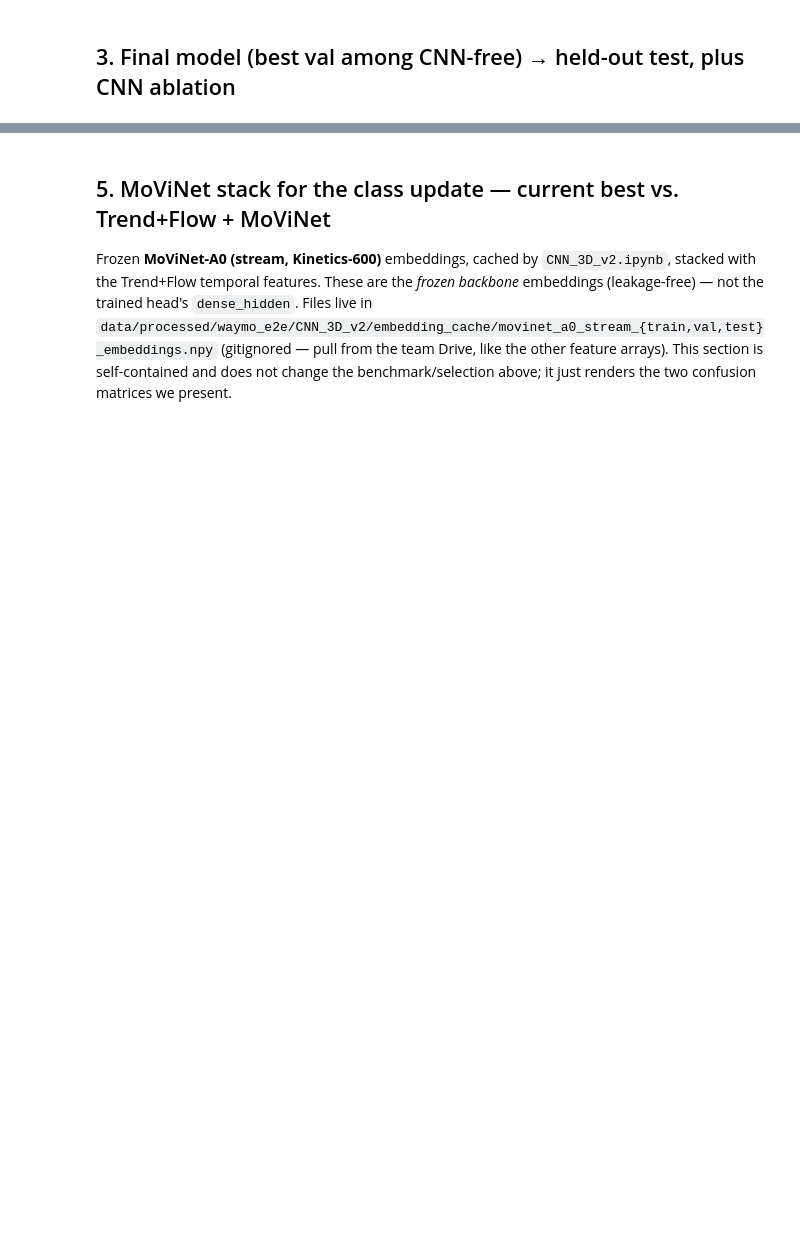
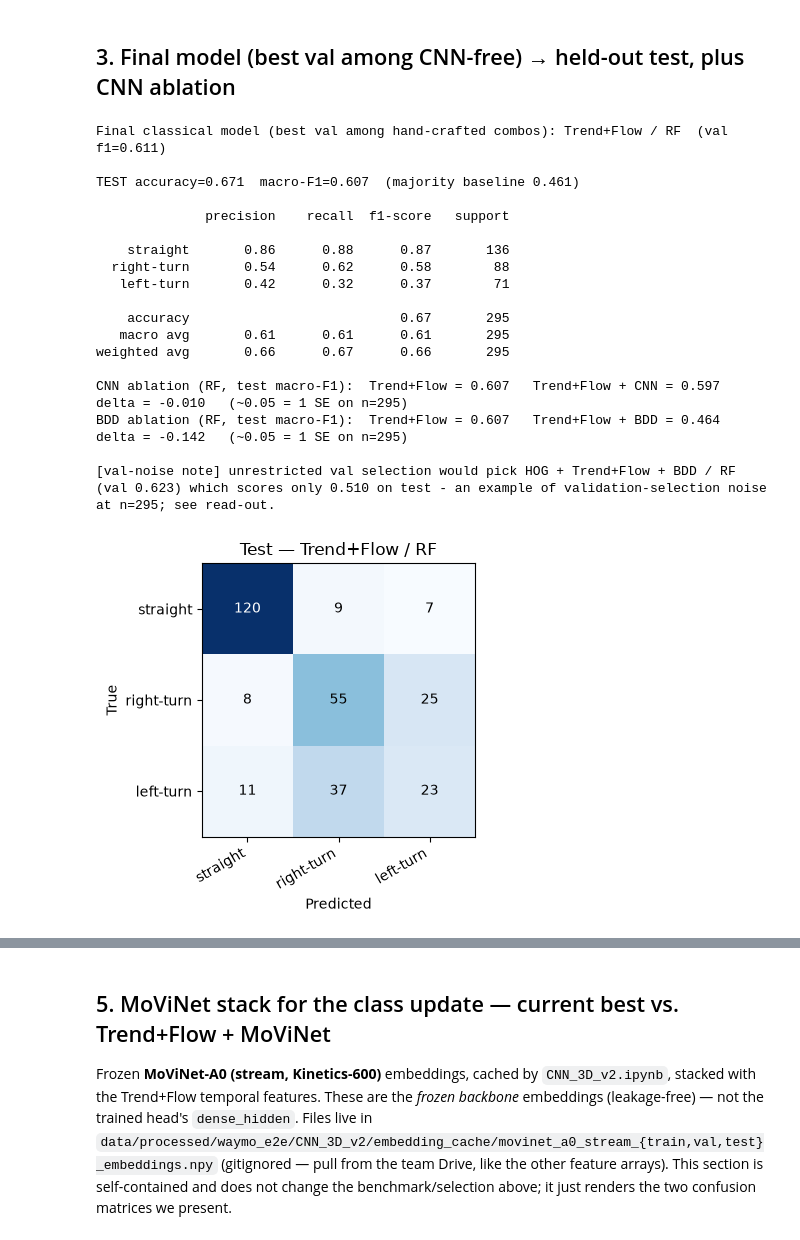
Before and after one commit to dawsofd/waymo-maneuver-prediction, a Jupyter notebook: notebooks/benchmark_pooled_3class.ipynb, the cells around one changed output, grey strips where cells are left out. Cells and saved outputs as stored; diff of their text form; code cells hidden in the pictures; blank space fills up the shorter version.

Commit message:
Final pooled benchmark: classical selection + frozen-embedding ablations (BDD hurts, -0.14 F1), MoViNet stack 0.746/0.693 confirmed, slide figures + README refresh

```diff
--- a/notebooks/benchmark_pooled_3class.ipynb
+++ b/notebooks/benchmark_pooled_3class.ipynb
@@ -74,6 +77,7 @@ SOURCES = {
     'Road_v2':    ('road_v2_3class.npy',         'seq_ids_3class.npy',             'road_v2_val.npy',            'seq_ids_val.npy'),
     'VehicleOcc': ('vehicle_occupancy_3class.npy','seq_ids_3class.npy',            'vehicle_occupancy_val.npy',  'seq_ids_val.npy'),
     'Trend+Flow': ('framediff_v2_3class.npy',    'framediff_v2_3class_seq_ids.npy','framediff_v2_val.npy',       'seq_ids_val.npy'),
+    'BDD':        ('bdd100k_resnet50_scene_3class.npy', 'bdd100k_resnet50_scene_3class_seq_ids.npy', 'bdd100k_resnet50_scene_val_3class.npy', 'bdd100k_resnet50_scene_val_3class_seq_ids.npy'),
 }
 
 FAM = {}
@@ -137,6 +154,11 @@ combos += [c for c in [
     ['HOG','Trend+Flow'],
     ['HOG','HSV','YOLO','Road_v2','VehicleOcc','Trend+Flow'],           # all classical
 ] if has(*c)]
+if 'BDD' in FAM:   # frozen BDD100K ResNet-50 scene embedding (leakage-clean, like MoViNet)
+    combos += [c for c in [
+        ['Trend+Flow','BDD'],
+        ['HOG','Trend+Flow','BDD'],
+    ] if has(*c)]
 if 'CNN' in FAM:   # ['CNN'] alone is already in the per-family loop above — don't re-add it
     combos += [c for c in [
         ['Trend+Flow','CNN'],
@@ -159,47 +199,86 @@ print(show.to_string(index=False,
 # %% [markdown]
 ## 3. Final model (best val among CNN-free) → held-out test, plus CNN ablation
 # %%
-# The CNN used the val fold for early stopping/tuning, so val is not a fair basis for judging
-# CNN combos. Select the FINAL model by val among CNN-FREE combos; treat CNN as an ablation.
-def has_cnn(cmb): return 'CNN' in cmb
+# Selection protocol: the FINAL classical model is chosen by val macro-F1 among HAND-CRAFTED
+# (classical) combos only. Frozen pretrained embeddings (BDD, MoViNet) are leakage-clean but are
+# evaluated as ADD-ON ablations to the selected base, and the CNN (val-trained) is ablation-only.
+EXCLUDE_FROM_SELECTION = ('CNN', 'BDD')
+def excluded(cmb): return any(f in cmb for f in EXCLUDE_FROM_SELECTION)
+
 best = None  # (val_f1, combo_list, model)
 for _, r in results.iterrows():
-    if has_cnn(r['_combo']): continue
+    if excluded(r['_combo']): continue
     for mname in ('SVM', 'RF'):
         cand = (r[f'{mname}_val_f1'], r['_combo'], mname)
         if best is None or cand[0] > best[0]: best = cand
 val_f1, combo, mdl = best
 feats = ' + '.join(combo)
-print(f'Final model (best val among CNN-free): {feats} / {mdl}  (val f1={val_f1:.3f})')
+print(f'Final classical model (best val among hand-crafted combos): {feats} / {mdl}  (val f1={val_f1:.3f})')
 
 def fit_predict_test(cmb, model):
     X = np.concatenate([FAM[f] for f in cmb], axis=1)
     if model == 'RF':
         m = RandomForestClassifier(n_estimators=300, class_weight='balanced', random_state=RS, n_jobs=-1).fit(X[tr], y[tr])
         return m.predict(X[te])
     sc = StandardScaler().fit(X[tr])
     m = SVC(kernel='rbf', class_weight='balanced', random_state=RS).fit(sc.transform(X[tr]), y[tr])
     return m.predict(sc.transform(X[te]))
 
 pt = fit_predict_test(combo, mdl)
 test_f1 = f1_score(y[te], pt, labels=CLASSES, average='macro')
 print(f'\nTEST accuracy={accuracy_score(y[te],pt):.3f}  macro-F1={test_f1:.3f}  (majority baseline {maj:.3f})\n')
 print(classification_report(y[te], pt, labels=CLASSES, zero_division=0))
 
-# --- CNN ablation on the SAME base, judged on TEST (the only fold the CNN never used) ---
-if 'CNN' in FAM:
-    ptc = fit_predict_test(combo + ['CNN'], mdl)
-    f1c = f1_score(y[te], ptc, labels=CLASSES, average='macro')
-    print(f'CNN ablation ({mdl}, test macro-F1):  {feats} = {test_f1:.3f}   {feats} + CNN = {f1c:.3f}   '
-          f'delta = {f1c - test_f1:+.3f}   (~0.05 = 1 SE on n={te.sum()})')
+# --- ablations on the SAME base, judged on TEST ---
+for extra in ('CNN', 'BDD'):
+    if extra in FAM:
+        pe = fit_predict_test(combo + [extra], mdl)
+        fe = f1_score(y[te], pe, labels=CLASSES, average='macro')
+        print(f'{extra} ablation ({mdl}, test macro-F1):  {feats} = {test_f1:.3f}   '
+              f'{feats} + {extra} = {fe:.3f}   delta = {fe - test_f1:+.3f}   (~0.05 = 1 SE on n={te.sum()})')
 
+# --- transparency: what unrestricted val-selection would have picked (val-noise illustration) ---
+ub = None
+for _, r in results.iterrows():
+    if 'CNN' in r['_combo']: continue          # CNN stays out (val leakage); BDD allowed here
+    for mname in ('SVM', 'RF'):
+        cand = (r[f'{mname}_val_f1'], r['_combo'], mname, r[f'{mname}_test_f1'])
+        if ub is None or cand[0] > ub[0]: ub = cand
+print(f"\n[val-noise note] unrestricted val selection would pick {' + '.join(ub[1])} / {ub[2]} "
+      f"(val {ub[0]:.3f}) which scores only {ub[3]:.3f} on test - an example of validation-selection "
+      f"noise at n=295; see read-out.")
+
+OUT = PROJECT_ROOT / 'outputs'
+OUT.mkdir(exist_ok=True)
 cm = confusion_matrix(y[te], pt, labels=CLASSES)
 fig, ax = plt.subplots(figsize=(4.5,4))
 ax.imshow(cm, cmap='Blues')
 ax.set_xticks(range(3)); ax.set_xticklabels(CLASSES, rotation=30, ha='right')
 ax.set_yticks(range(3)); ax.set_yticklabels(CLASSES)
 ax.set_xlabel('Predicted'); ax.set_ylabel('True'); ax.set_title(f'Test — {feats} / {mdl}')
 for i in range(3):
     for j in range(3):
         ax.text(j,i,cm[i,j],ha='center',va='center',color='white' if cm[i,j]>cm.max()/2 else 'black')
-plt.tight_layout(); plt.show()
+plt.tight_layout()
+fig.savefig(OUT / 'benchmark_confusion_final_classical.png', dpi=200, bbox_inches='tight')
+plt.show()
+# %% [output]
+Final classical model (best val among hand-crafted combos): Trend+Flow / RF  (val f1=0.611)
+
+TEST accuracy=0.671  macro-F1=0.607  (majority baseline 0.461)
+
+              precision    recall  f1-score   support
+
+    straight       0.86      0.88      0.87       136
+  right-turn       0.54      0.62      0.58        88
+   left-turn       0.42      0.32      0.37        71
+
+    accuracy                           0.67       295
+   macro avg       0.61      0.61      0.61       295
+weighted avg       0.66      0.67      0.66       295
+
+CNN ablation (RF, test macro-F1):  Trend+Flow = 0.607   Trend+Flow + CNN = 0.597   delta = -0.010   (~0.05 = 1 SE on n=295)
+BDD ablation (RF, test macro-F1):  Trend+Flow = 0.607   Trend+Flow + BDD = 0.464   delta = -0.142   (~0.05 = 1 SE on n=295)
+
+[val-noise note] unrestricted val selection would pick HOG + Trend+Flow + BDD / RF (val 0.623) which scores only 0.510 on test - an example of validation-selection noise at n=295; see read-out.
+[figure, added]
```
Also changed, not shown: parts of 9 cells of this notebook, 5 other files.
